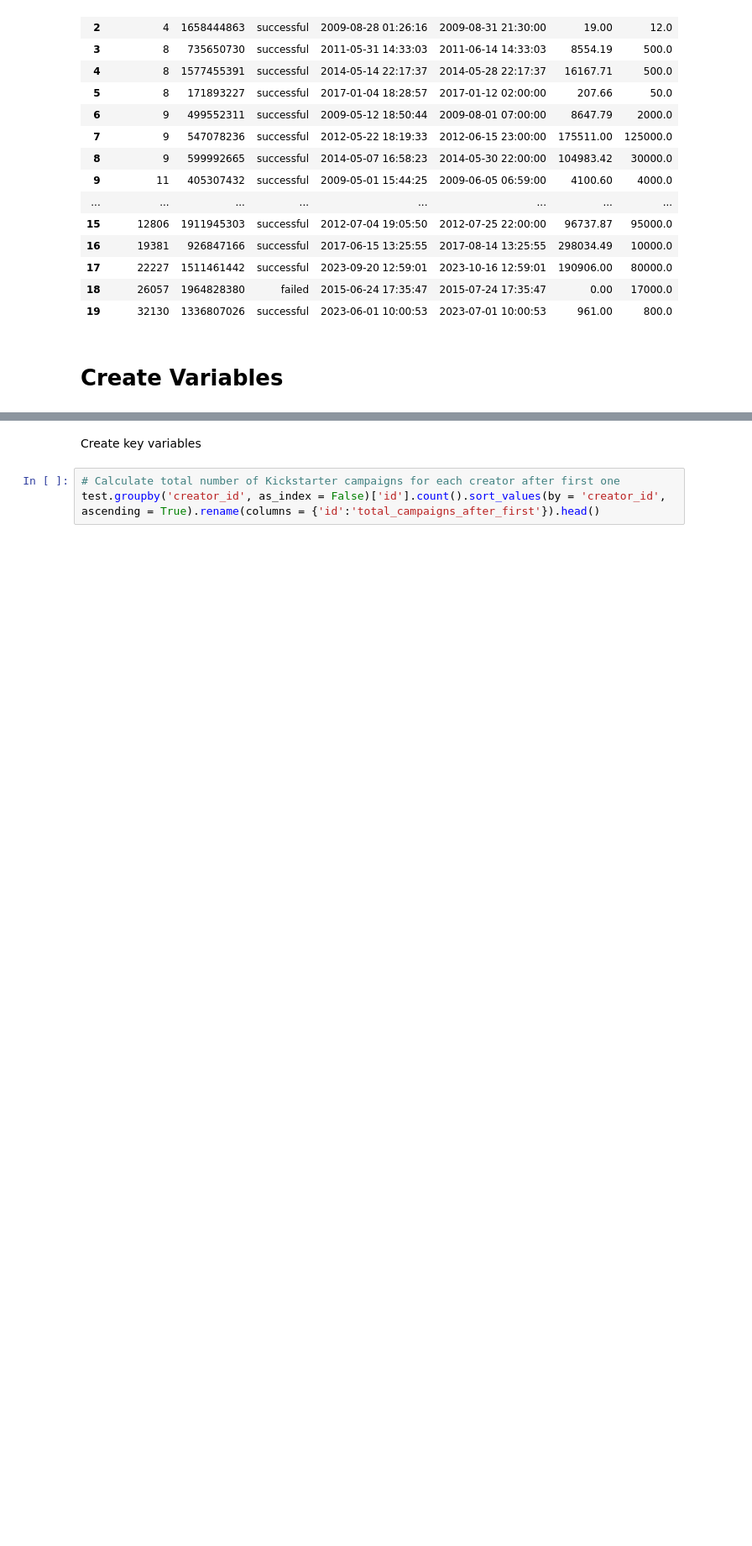
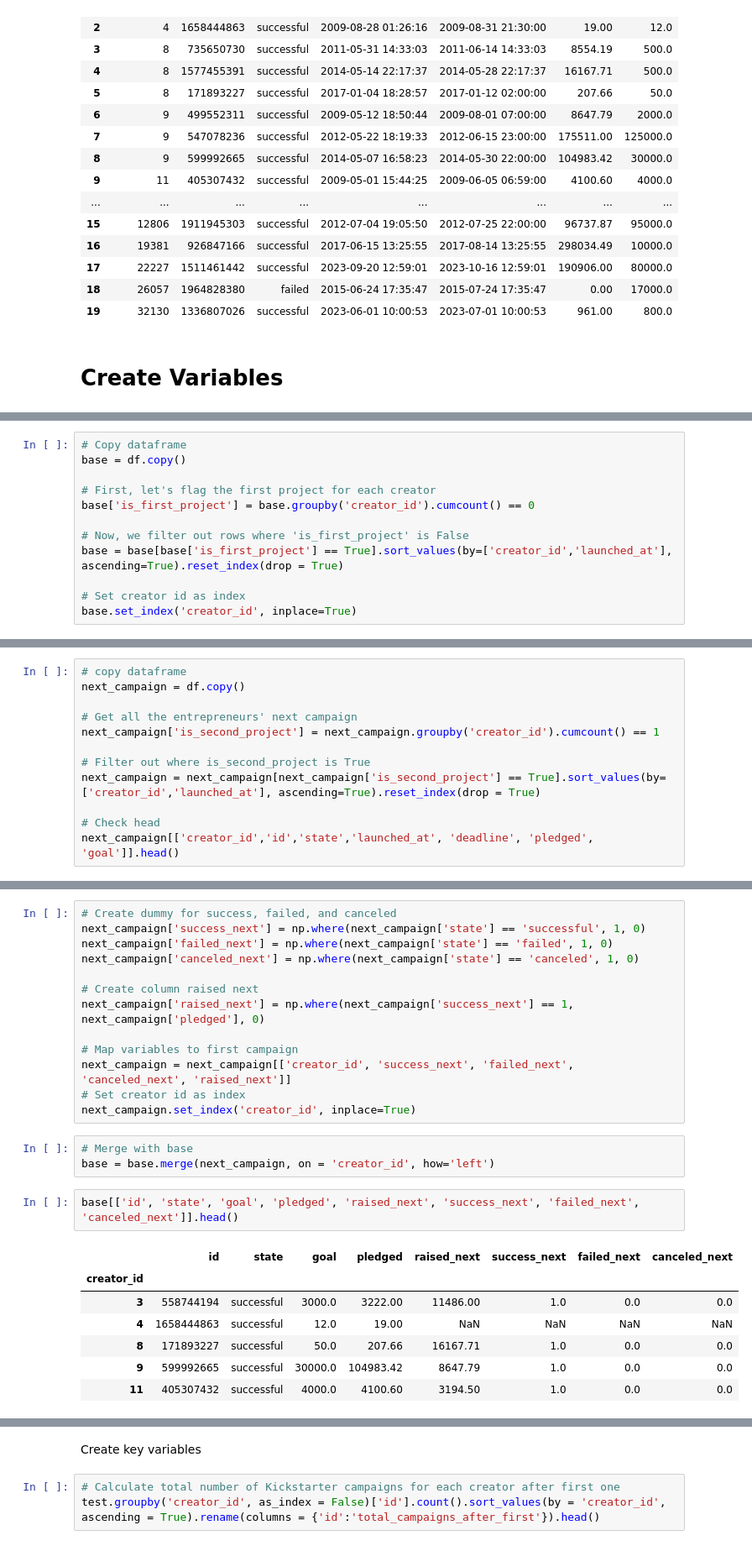
Before and after one commit to sahilpatil98/kickstarter-JMP, a Jupyter notebook: data-cleaning/cleaner.ipynb, the cells around one changed output, grey strips where cells are left out. Shown: that part at 84% size. Cells and saved outputs as stored; diff of their text form; blank space fills up the shorter version.

Commit message:
updated cleaner to have variables of next campaign

```diff
--- a/data-cleaning/cleaner.ipynb
+++ b/data-cleaning/cleaner.ipynb
@@ -59,0 +62,12 @@ df[['creator_id','id','state','launched_at', 'deadline', 'pledged', 'goal']].hea
+# %%
+# Copy dataframe
+base = df.copy()
+
+# First, let's flag the first project for each creator
+base['is_first_project'] = base.groupby('creator_id').cumcount() == 0
+
+# Now, we filter out rows where 'is_first_project' is False
+base = base[base['is_first_project'] == True].sort_values(by=['creator_id','launched_at'], ascending=True).reset_index(drop = True)
+
+# Set creator id as index
+base.set_index('creator_id', inplace=True)
@@ -59,0 +76,12 @@ df[['creator_id','id','state','launched_at', 'deadline', 'pledged', 'goal']].hea
+# %%
+# copy dataframe
+next_campaign = df.copy()
+
+# Get all the entrepreneurs' next campaign
+next_campaign['is_second_project'] = next_campaign.groupby('creator_id').cumcount() == 1
+
+# Filter out where is_second_project is True
+next_campaign = next_campaign[next_campaign['is_second_project'] == True].sort_values(by=['creator_id','launched_at'], ascending=True).reset_index(drop = True)
+
+# Check head
+next_campaign[['creator_id','id','state','launched_at', 'deadline', 'pledged', 'goal']].head()
@@ -59,0 +97,26 @@ df[['creator_id','id','state','launched_at', 'deadline', 'pledged', 'goal']].hea
+# %%
+# Create dummy for success, failed, and canceled
+next_campaign['success_next'] = np.where(next_campaign['state'] == 'successful', 1, 0)
+next_campaign['failed_next'] = np.where(next_campaign['state'] == 'failed', 1, 0)
+next_campaign['canceled_next'] = np.where(next_campaign['state'] == 'canceled', 1, 0)
+
+# Create column raised next
+next_campaign['raised_next'] = np.where(next_campaign['success_next'] == 1, next_campaign['pledged'], 0)
+
+# Map variables to first campaign
+next_campaign = next_campaign[['creator_id', 'success_next', 'failed_next', 'canceled_next', 'raised_next']]
+# Set creator id as index
+next_campaign.set_index('creator_id', inplace=True)
+# %%
+# Merge with base
+base = base.merge(next_campaign, on = 'creator_id', how='left')
+# %%
+base[['id', 'state', 'goal', 'pledged', 'raised_next', 'success_next', 'failed_next', 'canceled_next']].head()
+# %% [output]
+|  | id | state | goal | pledged | raised_next | success_next | failed_next | canceled_next |
+| creator_id |  |  |  |  |  |  |  |  |
+| 3 | 558744194 | successful | 3000.0 | 3222.00 | 11486.00 | 1.0 | 0.0 | 0.0 |
+| 4 | 1658444863 | successful | 12.0 | 19.00 | NaN | NaN | NaN | NaN |
+| 8 | 171893227 | successful | 50.0 | 207.66 | 16167.71 | 1.0 | 0.0 | 0.0 |
+| 9 | 599992665 | successful | 30000.0 | 104983.42 | 8647.79 | 1.0 | 0.0 | 0.0 |
+| 11 | 405307432 | successful | 4000.0 | 4100.60 | 3194.50 | 1.0 | 0.0 | 0.0 |
```
Also changed, not shown: parts of 13 cells of this notebook.
